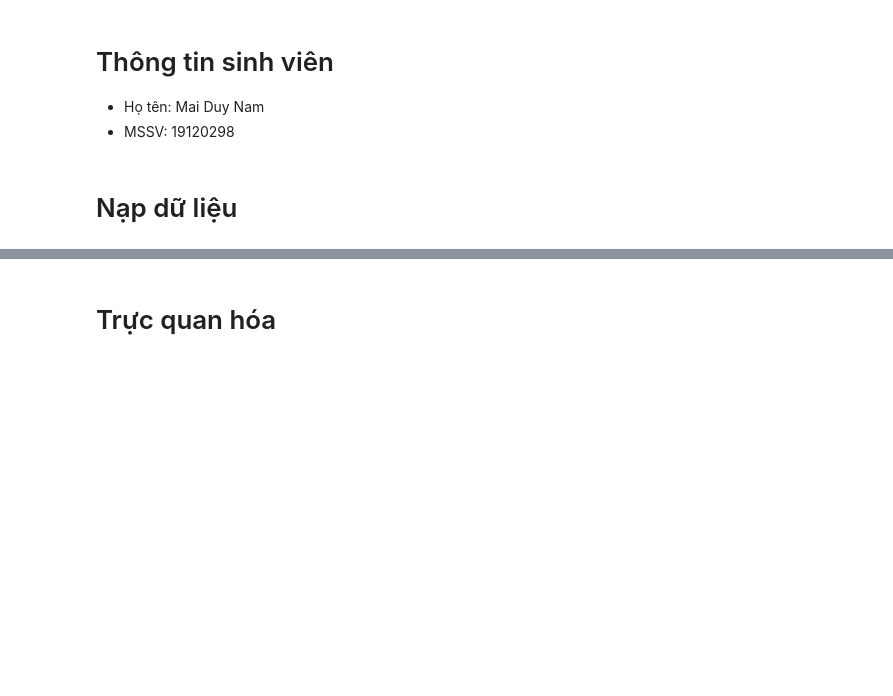
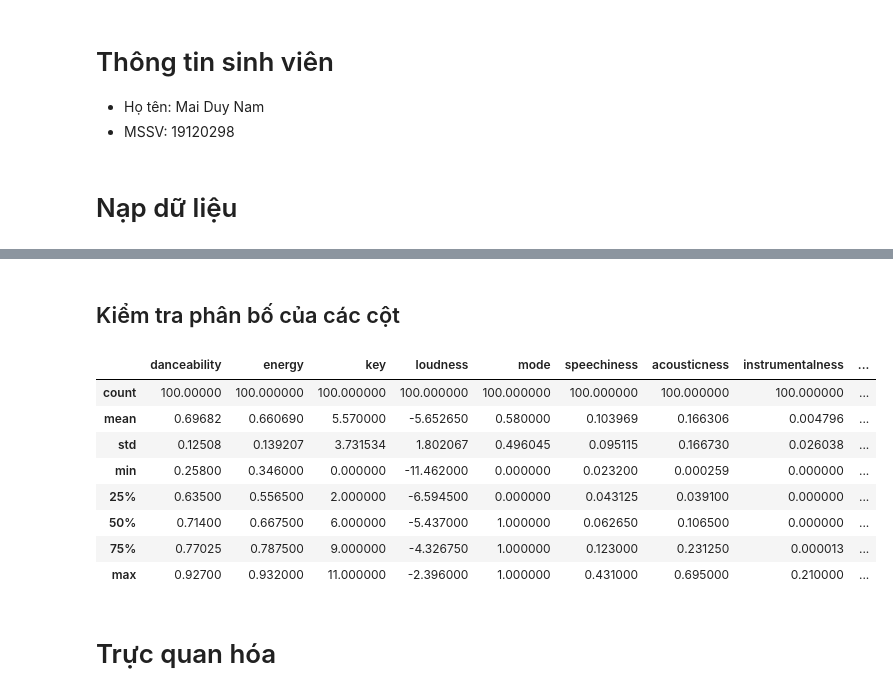
Before and after one commit to mdnam2410/hcmus-da, a Jupyter notebook: hw3/hw3.ipynb, the cells around one changed output, grey strips where cells are left out. Saved outputs shown, nothing was run; the diff lists cells and outputs as text; code cells hidden in the pictures; blank space fills up the shorter version.

```diff
--- a/hw3/hw3.ipynb
+++ b/hw3/hw3.ipynb
@@ -30,3 +76,17 @@ features_df.head()
+# %% [markdown]
+## Kiểm tra phân bố của các cột
+# %%
+features_df.describe()
+# %% [output]
+|  | danceability | energy | key | loudness | mode | speechiness | acousticness | instrumentalness | ... |
+| count | 100.00000 | 100.000000 | 100.000000 | 100.000000 | 100.000000 | 100.000000 | 100.000000 | 100.000000 | ... |
+| mean | 0.69682 | 0.660690 | 5.570000 | -5.652650 | 0.580000 | 0.103969 | 0.166306 | 0.004796 | ... |
+| std | 0.12508 | 0.139207 | 3.731534 | 1.802067 | 0.496045 | 0.095115 | 0.166730 | 0.026038 | ... |
+| min | 0.25800 | 0.346000 | 0.000000 | -11.462000 | 0.000000 | 0.023200 | 0.000259 | 0.000000 | ... |
+| 25% | 0.63500 | 0.556500 | 2.000000 | -6.594500 | 0.000000 | 0.043125 | 0.039100 | 0.000000 | ... |
+| 50% | 0.71400 | 0.667500 | 6.000000 | -5.437000 | 1.000000 | 0.062650 | 0.106500 | 0.000000 | ... |
+| 75% | 0.77025 | 0.787500 | 9.000000 | -4.326750 | 1.000000 | 0.123000 | 0.231250 | 0.000013 | ... |
+| max | 0.92700 | 0.932000 | 11.000000 | -2.396000 | 1.000000 | 0.431000 | 0.695000 | 0.210000 | ... |
 # %% [markdown]
 # Trực quan hóa
 # %% [markdown]
```
Also changed, not shown: parts of 10 cells of this notebook.
